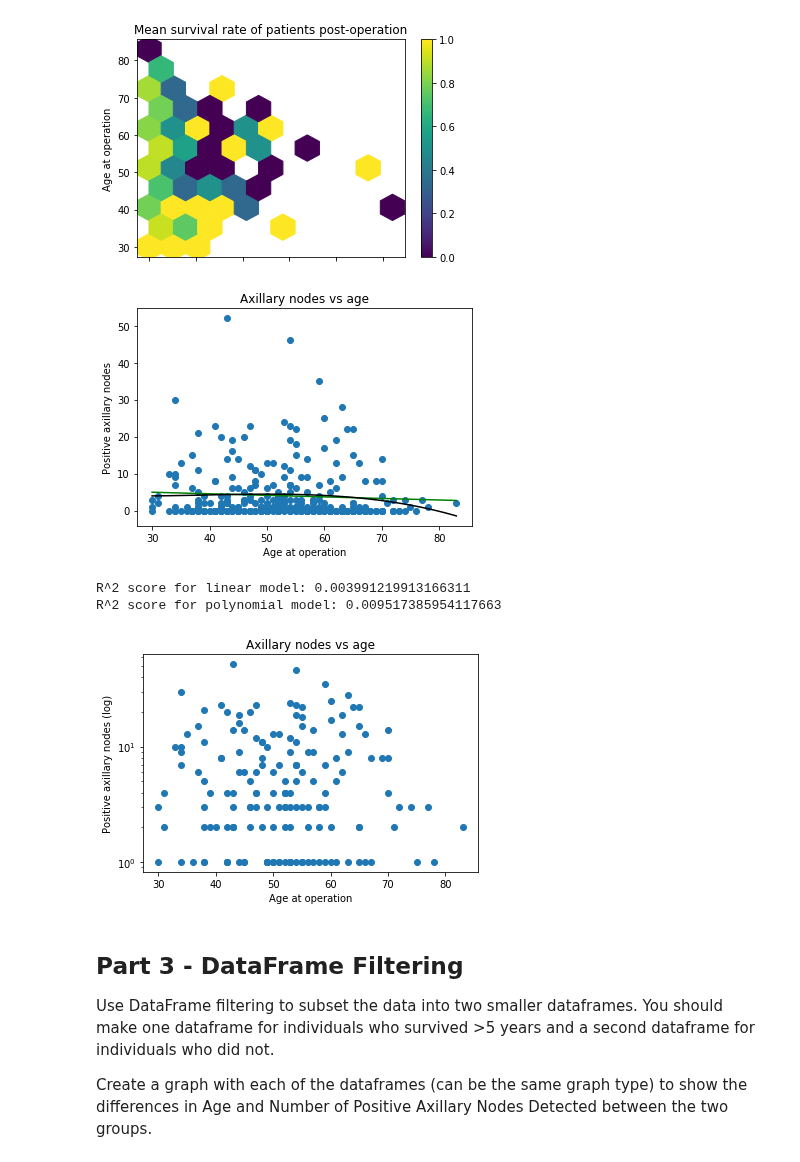
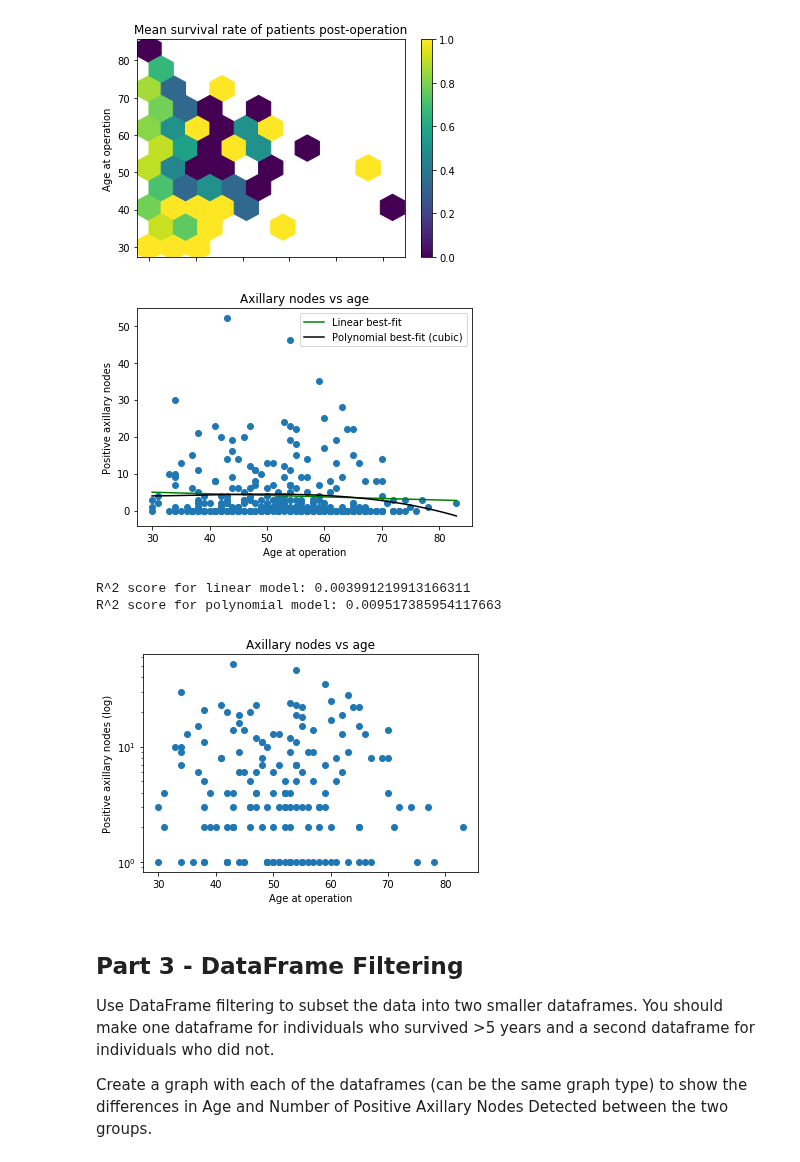
Before and after one commit to bloominstituteoftechnology/DS-Unit-1-Sprint-1-Dealing-With-Data, a Jupyter notebook: sprint/DS_Unit_1_Sprint_Challenge_1.ipynb, the cells around one changed output. Drawn from its saved outputs; the diff is of its cells as text; code cells hidden in the pictures.

Commit message:
Fixed missing x label, added legend for LOBFs

```diff
--- a/sprint/DS_Unit_1_Sprint_Challenge_1.ipynb
+++ b/sprint/DS_Unit_1_Sprint_Challenge_1.ipynb
@@ -186,34 +186,35 @@ xPlot = numpy.linspace(df_cleaned['age_at_operation'].min(), df_cleaned['age_at_
 linearModel = LinearRegression()
 polyModel = make_pipeline(PolynomialFeatures(3), Ridge())
 linearModel.fit(numpy.array(df_cleaned['age_at_operation']).reshape(-1,1), df_cleaned['node_count'])
 polyModel.fit(numpy.array(df_cleaned['age_at_operation']).reshape(-1,1), df_cleaned['node_count'])
 yPlotLinear = linearModel.predict(xPlot)
 yPlotPoly = polyModel.predict(xPlot)
 
 pyplot.scatter(df_cleaned['age_at_operation'], df_cleaned['node_count'])
 pyplot.plot(xPlot,yPlotLinear, color='g')
 pyplot.plot(xPlot,yPlotPoly, color='black')
 pyplot.xlabel('Age at operation')
 pyplot.ylabel('Positive axillary nodes')
 pyplot.title('Axillary nodes vs age')
+pyplot.legend(labels=['Linear best-fit','Polynomial best-fit (cubic)'])
 pyplot.show()
 
 
 r2Lin = r2_score(df_cleaned['node_count'],linearModel.predict(numpy.array(df_cleaned['age_at_operation']).reshape(-1,1)))
 r2Poly = r2_score(df_cleaned['node_count'],polyModel.predict(numpy.array(df_cleaned['age_at_operation']).reshape(-1,1)))
 print(f'R^2 score for linear model: {r2Lin}')
 print(f'R^2 score for polynomial model: {r2Poly}')
 
 
 # Not going to put a LOBF here, since it would run into issues with the log scale
 # Namely that log(0) = -inf
 pyplot.semilogy(df_cleaned['age_at_operation'], df_cleaned['node_count'], linestyle='', marker='o')
 pyplot.xlabel('Age at operation')
 pyplot.ylabel('Positive axillary nodes (log)')
 pyplot.title('Axillary nodes vs age')
 pyplot.show()
 # %% [output]
-[figure, old version]
+[figure, new version]
 R^2 score for linear model: 0.003991219913166311
 R^2 score for polynomial model: 0.009517385954117663
 [figure]
```
Also changed, not shown: parts of 1 cell of this notebook.
